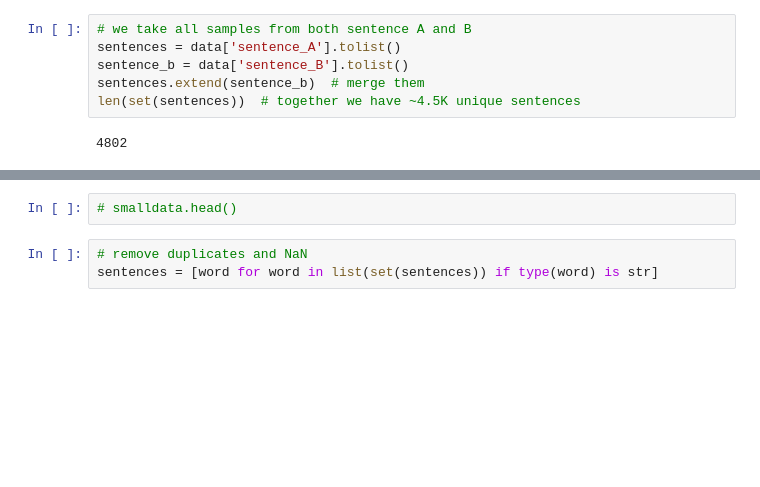
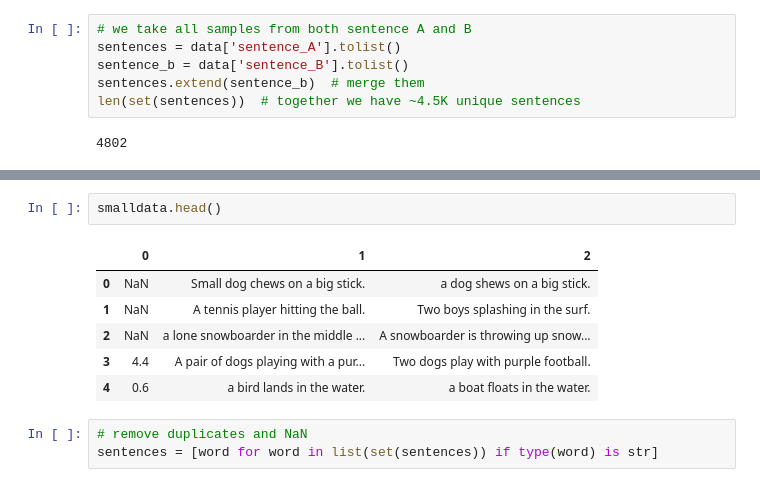
Before and after one commit to datasistah/ml_system_design_class_notebooks, a Jupyter notebook: FAISS_Expanded_Notebook.ipynb, the cells around one changed output, grey strips where cells are left out. Saved outputs shown, nothing was run; the diff lists cells and outputs as text; blank space fills up the shorter version.

```diff
--- a/FAISS_Expanded_Notebook.ipynb
+++ b/FAISS_Expanded_Notebook.ipynb
@@ -94,5 +106,12 @@ b'Skipping line 104: expected 3 fields, saw 4\nSkipping line 181: expected 3 fie
-# %%
-# smalldata.head()
+# %%
+smalldata.head()
+# %% [output]
+|  | 0 | 1 | 2 |
+| 0 | NaN | Small dog chews on a big stick. | a dog shews on a big stick. |
+| 1 | NaN | A tennis player hitting the ball. | Two boys splashing in the surf. |
+| 2 | NaN | a lone snowboarder in the middle ... | A snowboarder is throwing up snow... |
+| 3 | 4.4 | A pair of dogs playing with a pur... | Two dogs play with purple football. |
+| 4 | 0.6 | a bird lands in the water. | a boat floats in the water. |
 # %%
 # remove duplicates and NaN
 sentences = [word for word in list(set(sentences)) if type(word) is str]
```
Also changed, not shown: parts of 25 cells of this notebook.
